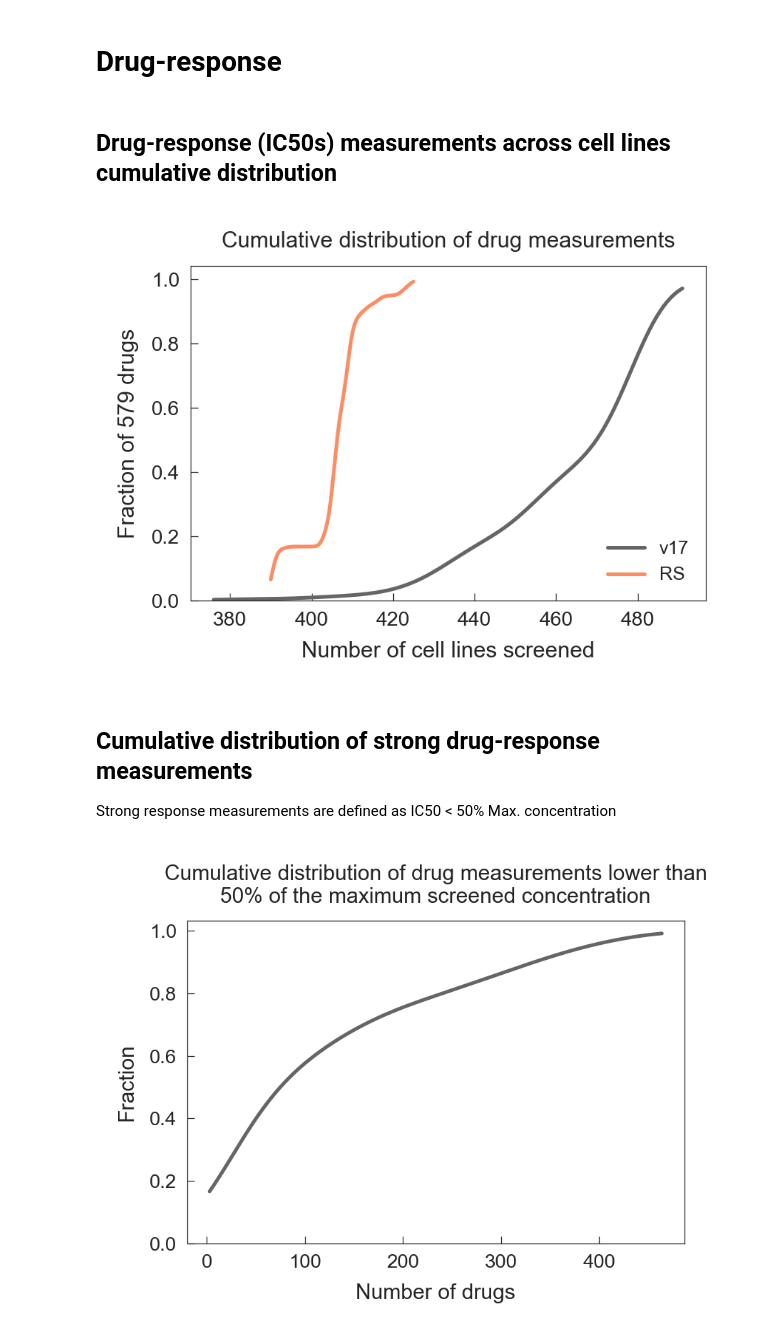
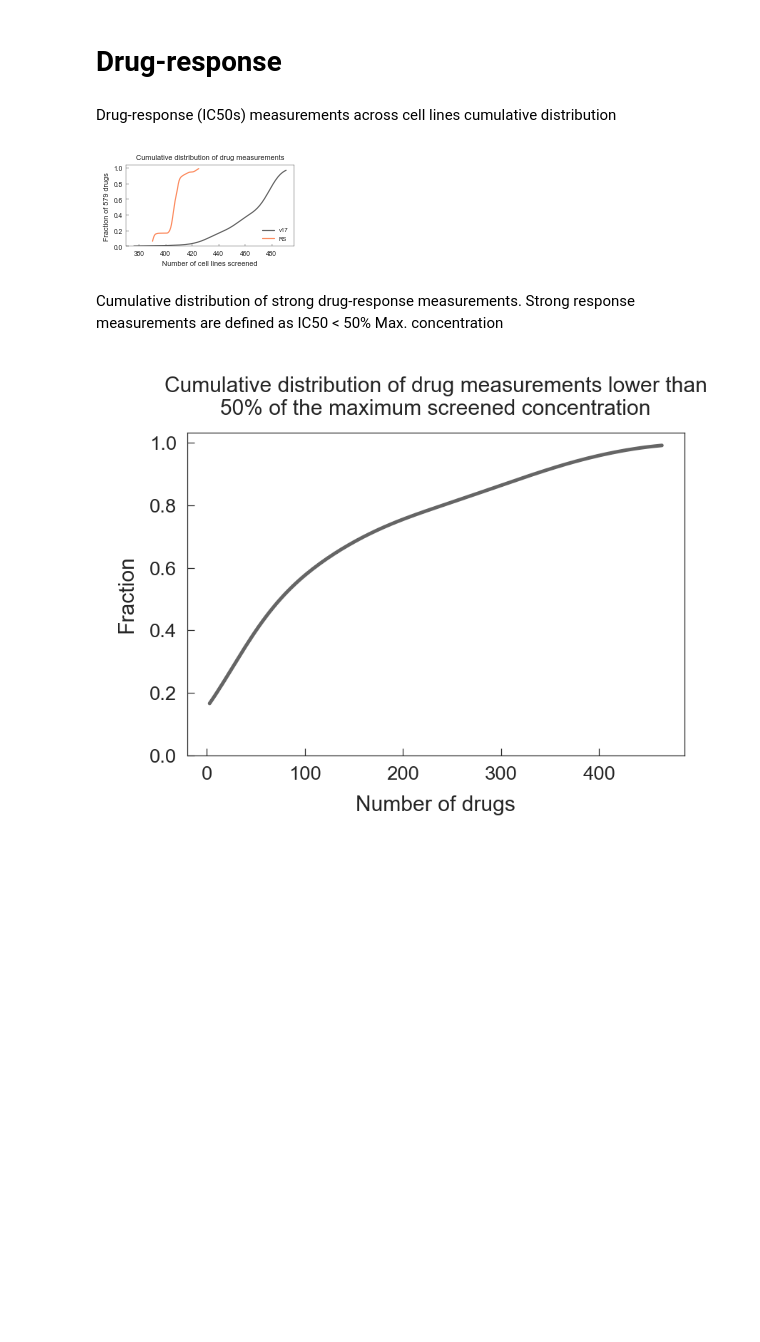
Before and after one commit to EmanuelGoncalves/dtrace, a Jupyter notebook: notebooks/1.PreliminaryAnalysis.ipynb, the cells around one changed output. Saved outputs shown, nothing was run; the diff lists cells and outputs as text; code cells hidden in the pictures; blank space fills up the shorter version.

```diff
--- a/notebooks/1.PreliminaryAnalysis.ipynb
+++ b/notebooks/1.PreliminaryAnalysis.ipynb
@@ -65,21 +66,21 @@ num_resp.to_csv(f"{dpath}/drug_number_responses.csv", index=False)
 # %% [markdown]
 # Drug-response
 # %% [markdown]
-## Drug-response (IC50s) measurements across cell lines cumulative distribution
+Drug-response (IC50s) measurements across cell lines cumulative distribution
 # %%
-plt.figure(figsize=(3, 2), dpi=300)
 DrugPreliminary.histogram_drug(datasets.drespo.count(1))
+plt.gcf().set_size_inches(3, 1.5)
 plt.savefig(
     f"{rpath}/preliminary_drug_histogram_drug.pdf",
     bbox_inches="tight",
     transparent=True,
 )
+plt.figure(figsize=(3, 2), dpi=300)
+plt.show()
 # %% [output]
-[figure, old version]
+[figure, new version]
 # %% [markdown]
-## Cumulative distribution of strong drug-response measurements
-
-Strong response measurements are defined as IC50 < 50% Max. concentration
+Cumulative distribution of strong drug-response measurements. Strong response measurements are defined as IC50 < 50% Max. concentration
 # %%
 plt.figure(figsize=(3, 2), dpi=300)
 DrugPreliminary.histogram_drug_response(num_resp)
```
Also changed, not shown: parts of 3 cells of this notebook, 24 other files.
